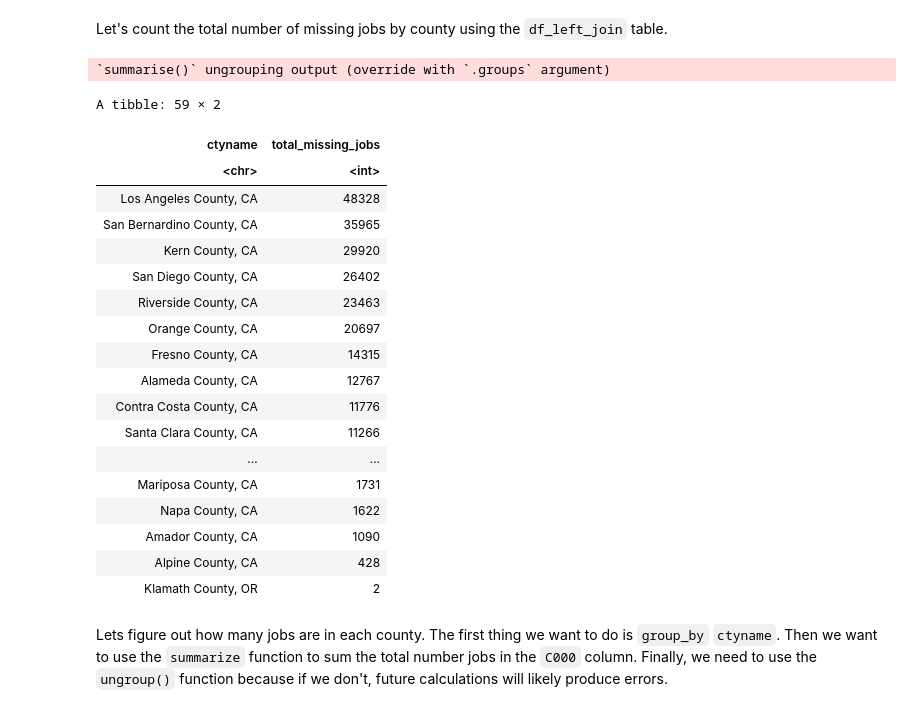
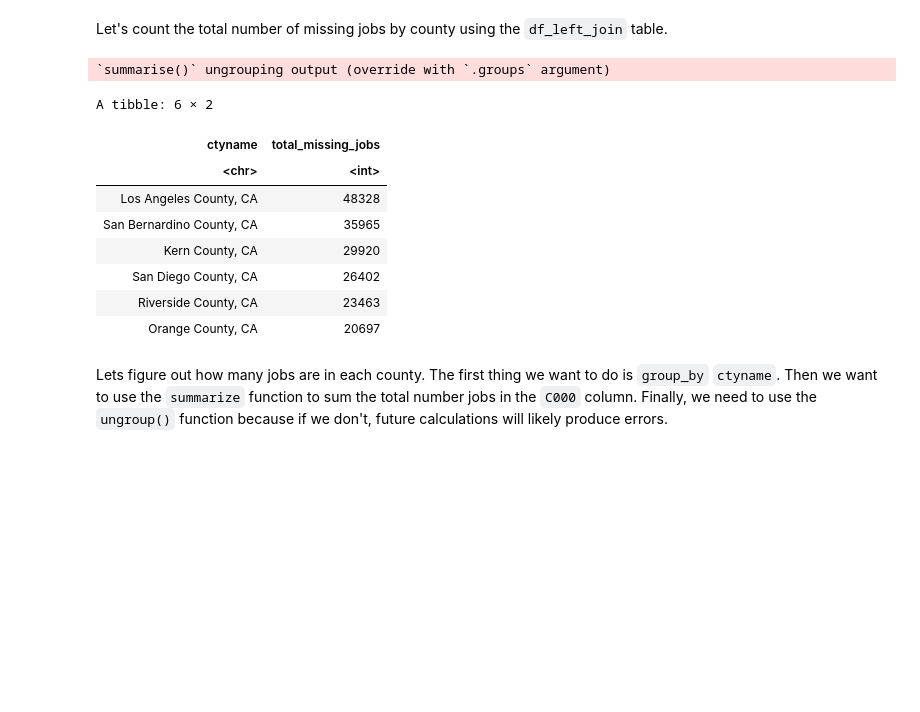
Before and after one commit to Jedelmann90/ada-intro-r, a Jupyter notebook: new R-2.ipynb, the cells around one changed output. Drawn from its saved outputs; the diff is of its cells as text; code cells hidden in the pictures; blank space fills up the shorter version.

```diff
--- a/new R-2.ipynb
+++ b/new R-2.ipynb
@@ -293,34 +293,24 @@ Let's count the total number of missing jobs by county using the `df_left_join`
 # %%
 total_na_jobs_by_county <- df_left_join %>%
     group_by(ctyname) %>%
     summarize(
         total_missing_jobs = sum(is.na(C000))
     ) %>%
     ungroup() %>%
     arrange(desc(total_missing_jobs))
 
-total_na_jobs_by_county
+head(total_na_jobs_by_county)
 # %% [output]
 `summarise()` ungrouping output (override with `.groups` argument)
-A tibble: 59 × 2
+A tibble: 6 × 2
 | ctyname | total_missing_jobs |
 | <chr> | <int> |
 | Los Angeles County, CA | 48328 |
 | San Bernardino County, CA | 35965 |
 | Kern County, CA | 29920 |
 | San Diego County, CA | 26402 |
 | Riverside County, CA | 23463 |
 | Orange County, CA | 20697 |
-| Fresno County, CA | 14315 |
-| Alameda County, CA | 12767 |
-| Contra Costa County, CA | 11776 |
-| Santa Clara County, CA | 11266 |
-| ... | ... |
-| Mariposa County, CA | 1731 |
-| Napa County, CA | 1622 |
-| Amador County, CA | 1090 |
-| Alpine County, CA | 428 |
-| Klamath County, OR | 2 |
 # %% [markdown]
 Lets figure out how many jobs are in each county. The first thing we want to do is `group_by` `ctyname`. Then we want to use the `summarize` function to sum the total number jobs in the `C000` column. Finally, we need to use the `ungroup()` function because if we don't, future calculations will likely produce errors.
 # %%
```
Also changed, not shown: parts of 21 cells of this notebook.
